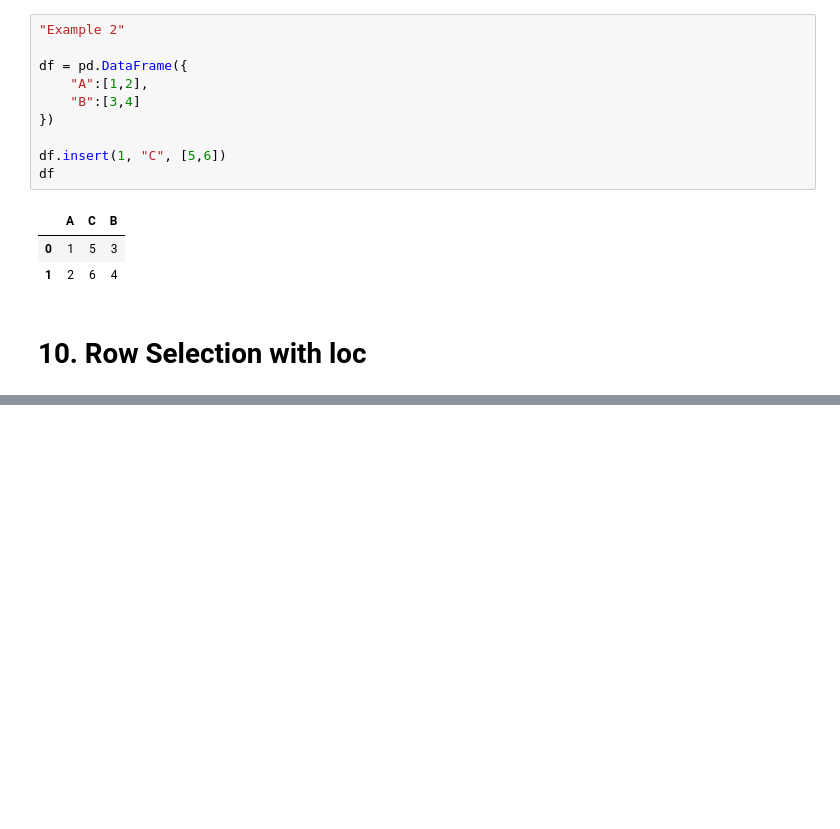
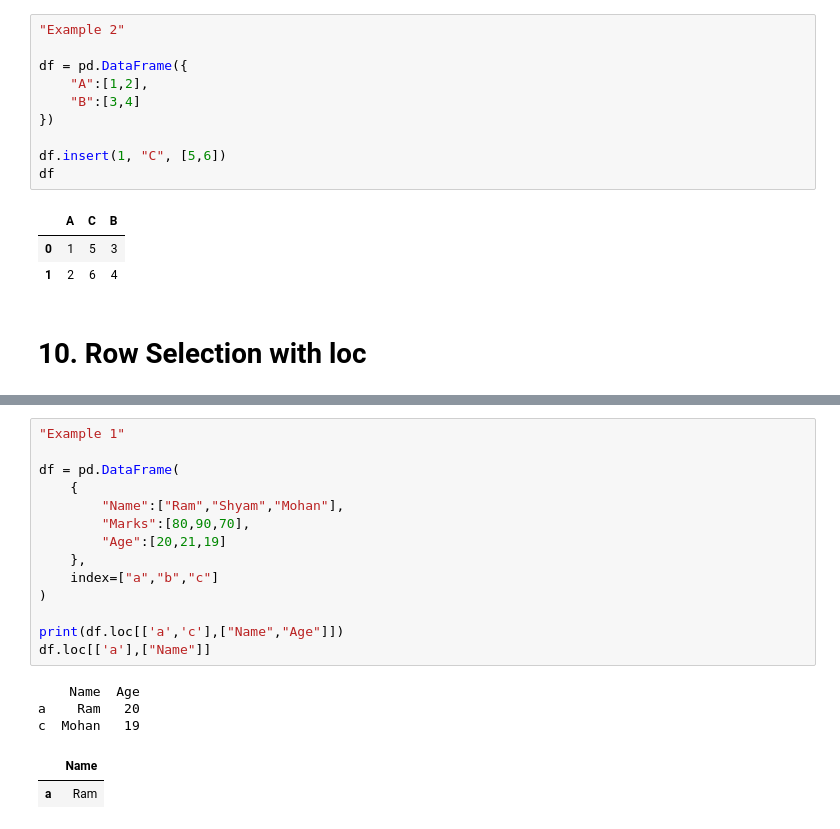
Before and after one commit to kshitij-commit/DataScience, a Jupyter notebook: 03_pandas/02_dataframe.ipynb, the cells around one changed output, grey strips where cells are left out. Drawn from its saved outputs; the diff is of its cells as text; blank space fills up the shorter version.

```diff
--- a/03_pandas/02_dataframe.ipynb
+++ b/03_pandas/02_dataframe.ipynb
@@ -620,0 +730,20 @@ df
+# %%
+"Example 1"
+
+df = pd.DataFrame(
+    {
+        "Name":["Ram","Shyam","Mohan"],
+        "Marks":[80,90,70],
+        "Age":[20,21,19]
+    },
+    index=["a","b","c"]
+)
+
+print(df.loc[['a','c'],["Name","Age"]])
+df.loc[['a'],["Name"]]
+# %% [output]
+    Name  Age
+a    Ram   20
+c  Mohan   19
+|  | Name |
+| a | Ram |
```
Also changed, not shown: parts of 15 cells of this notebook.
